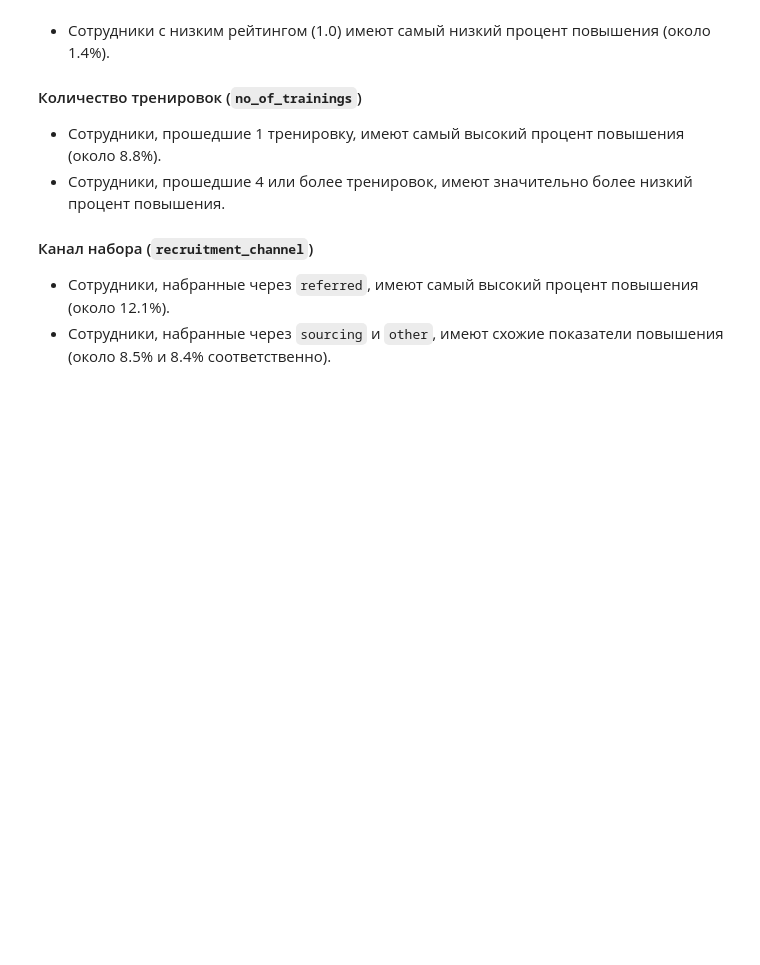
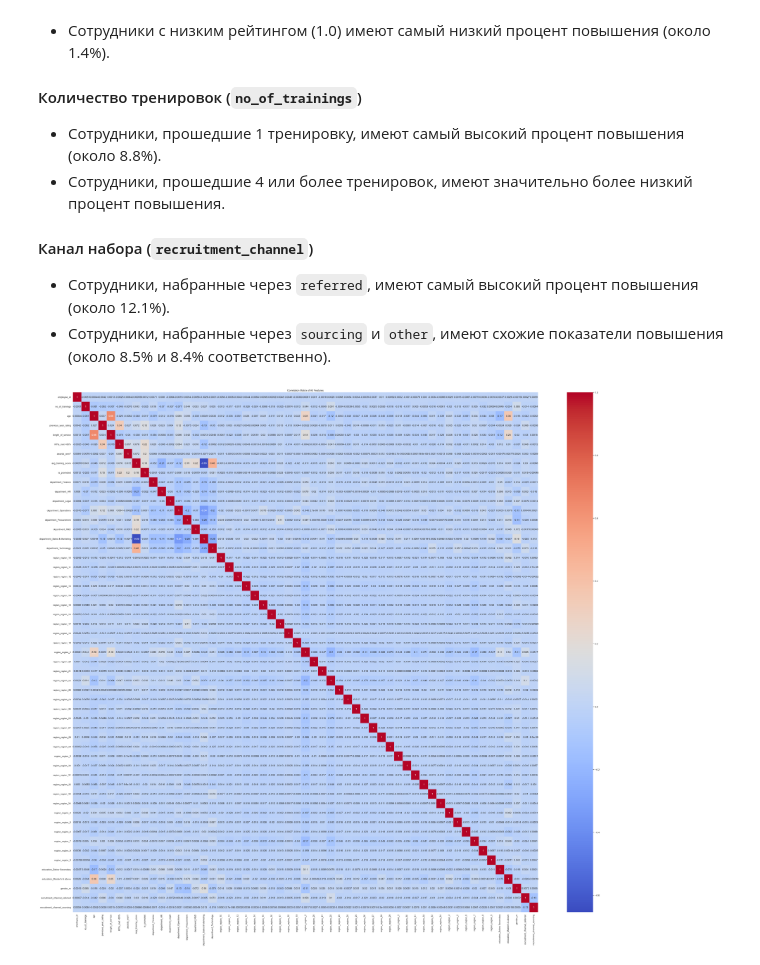
Before and after one commit to KoryakovDmitry/ml-sys-design-task, a Jupyter notebook: ml_sys_design_babushkin_task.ipynb, the cells around one changed output. Saved outputs shown, nothing was run; the diff lists cells and outputs as text; code cells hidden in the pictures; blank space fills up the shorter version.

```diff
--- a/ml_sys_design_babushkin_task.ipynb
+++ b/ml_sys_design_babushkin_task.ipynb
@@ -429,3 +429,14 @@ uniq_value_of_column: referred; ratio_count_promoted: 0.12084063047285463; ratio
 #### Канал набора (`recruitment_channel`)
 - Сотрудники, набранные через `referred`, имеют самый высокий процент повышения (около 12.1%).
 - Сотрудники, набранные через `sourcing` и `other`, имеют схожие показатели повышения (около 8.5% и 8.4% соответственно).
+# %%
+# Преобразование категориальных признаков в числовые с помощью One-Hot Encoding
+data_encoded = pd.get_dummies(df, drop_first=True)
+
+# Построение корреляционной матрицы
+plt.figure(figsize=(50, 45))
+sns.heatmap(data_encoded.corr(), annot=True, cmap='coolwarm')
+plt.title('Correlation Matrix of All Features')
+plt.show()
+# %% [output]
+[figure, added]
```
Also changed, not shown: parts of 1 cell of this notebook.
